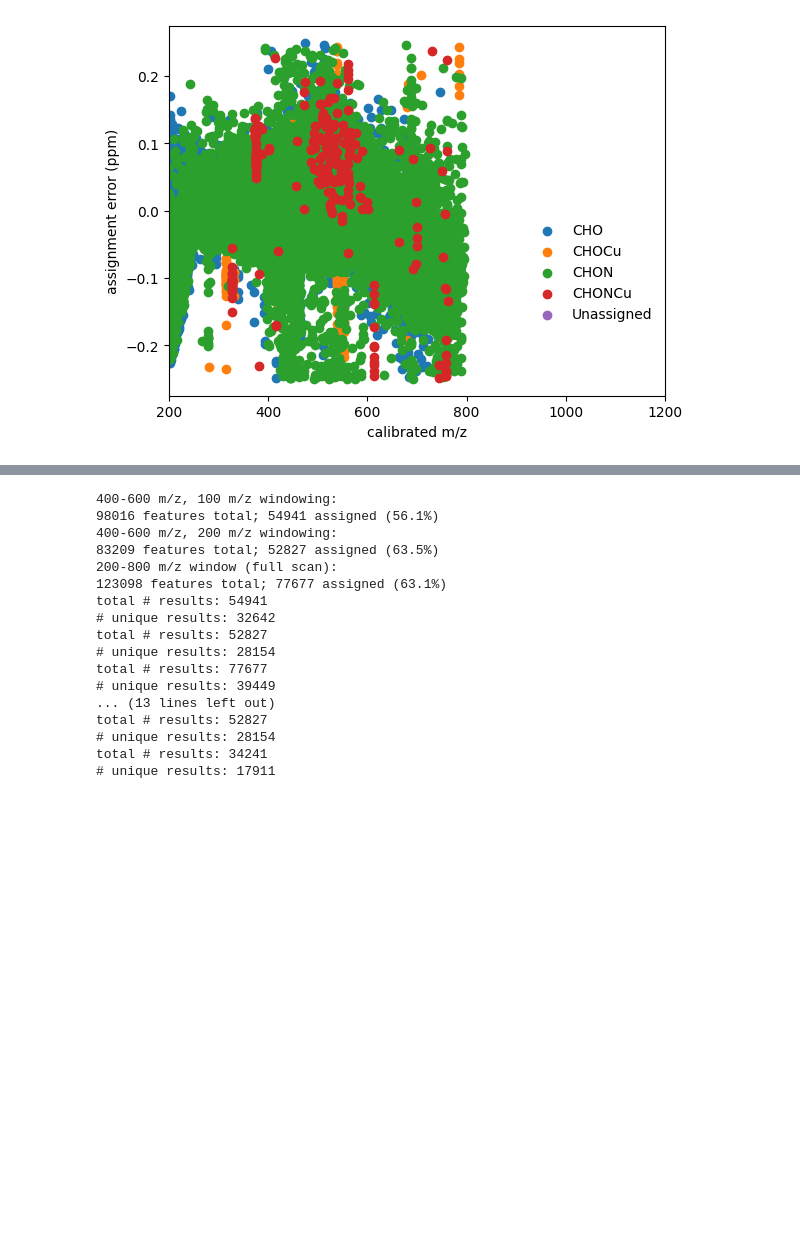
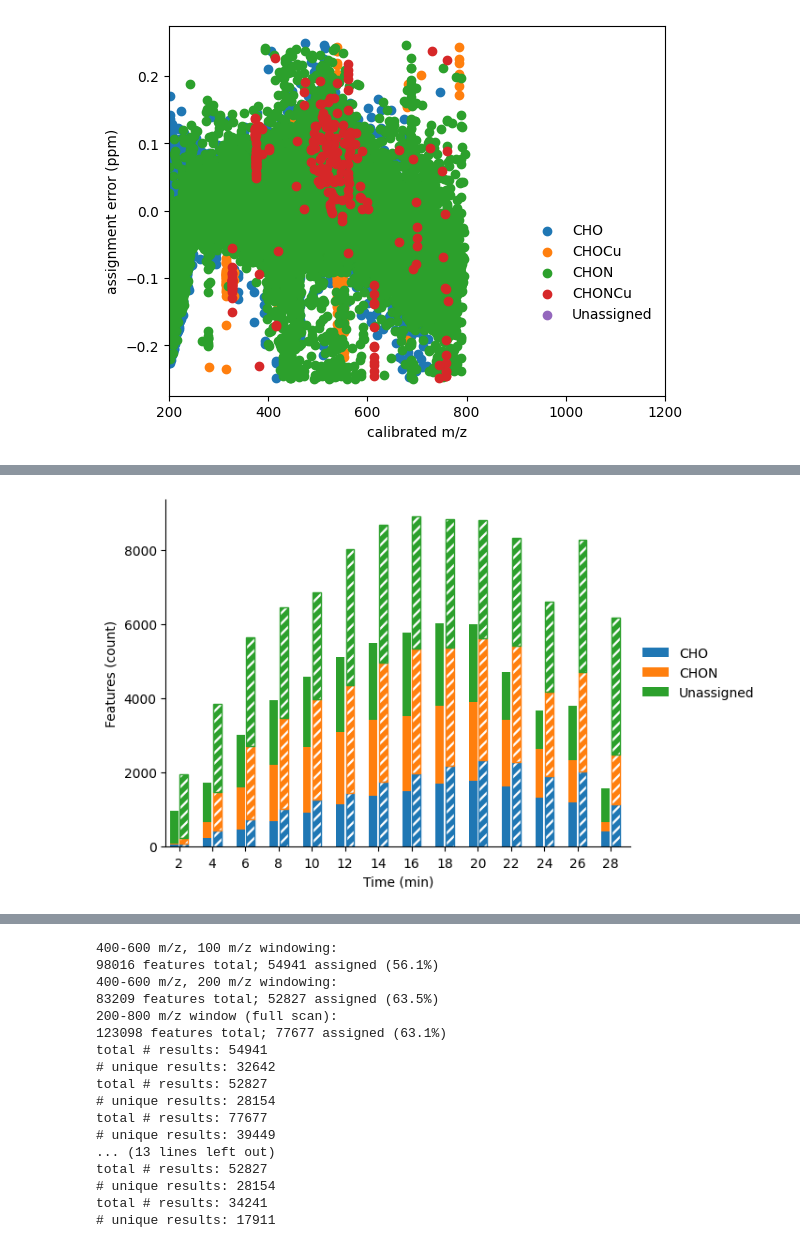
Before and after one commit to rboiteau/CoreMS, a Jupyter notebook: 21T_mzwindowing_figures.ipynb, the cells around one changed output, grey strips where cells are left out. Cells and saved outputs as stored; diff of their text form; code cells hidden in the pictures; blank space fills up the shorter version.

```diff
--- a/21T_mzwindowing_figures.ipynb
+++ b/21T_mzwindowing_figures.ipynb
@@ -251,0 +128,93 @@ plt.show()
+# %%
+all_results = pd.concat([mzfull[(mzfull['m/z']>=400) & (mzfull['m/z']<=600)],mz100[(mz100['m/z']>=400) & (mz100['m/z']<=600)]], ignore_index=True)
+
+
+all_results['N']=all_results['N'].fillna(0)
+all_results['O']=all_results['O'].fillna(0)
+
+all_results['mol_class']='Unassigned'
+all_results['mol_class'][all_results['C']>0]='CHO'
+all_results['mol_class'][(all_results['C']>0) & (all_results['N']>0.5)]='CHON'
+all_results['mol_class'][(all_results['C']>0) & (all_results['Cu']>0.5)]='CHOCu'
+all_results['mol_class'][(all_results['C']>0) & (all_results['N']>0.5) & (all_results['Cu']>0.5)]='CHONCu'
+
+
+results= all_results[all_results['Is Isotopologue']==0]
+results['O/C']=results['O']/results['C']
+results['H/C']=results['H']/results['C']
+results['N/C']=results['N']/results['C']
+
+colors = {'CHO':'red', 'CHON':'green', 'CHOCu':'C8', 'CHONS':'yellow', 'CHONP':'black', 'CHONNa':'cyan','CHONPNa':'pink','CHONa':'aqua','CHONCu':'gray'}
+
+
+fig, ax4 = plt.subplots()
+
+
+assign_summary=[]
+for time in all_results['Time'].unique():
+    for w in all_results['m/z Window Size'].unique():
+        current={}
+        current['Time']=time
+        current['m/z Window'] = w
+        for mol_class in ['CHO','CHON', 'Unassigned']:
+            current[mol_class]=len(all_results[(all_results['mol_class']==mol_class) & (all_results['Time']==time) & (all_results['m/z Window Size']==w)])
+        assign_summary.append(current)
+df=pd.DataFrame(assign_summary)
+
+df100 = df[df['m/z Window']=='100 m/z']
+
+ax4 = df.plot.bar(x='Time',y=df.columns[1:],stacked=True,ylabel='Peaks',ax=ax4)
+#ax4 = df100.plot.bar(x='Time',y=df.columns[1:],stacked=True,ylabel='Peaks',ax=ax4)
+plt.rcParams['hatch.linewidth'] = 4
+n = 28
+for i in range(n):
+    new_x = ax4.patches[i].get_x() - ((i%2)/2)
+    ax4.patches[i].set_x(new_x)
+    ax4.patches[i+n].set_x(new_x)
+    ax4.patches[i+(2*n)].set_x(new_x)
+
+    if (i%2)/2 > 0:
+        ax4.patches[i].set_x(new_x+0.1)
+        ax4.patches[i+n].set_x(new_x+0.1)
+        ax4.patches[i+(2*n)].set_x(new_x+0.1)
+
+        ax4.patches[i].set_hatch('///')
+        ax4.patches[i].set_edgecolor('C0')
+        ax4.patches[i].set_fill(None)
+        #ax4.patches[i].set_alpha(0.7)
+        ax4.patches[i+n].set_hatch('///')
+        ax4.patches[i+n].set_edgecolor('C1')
+        ax4.patches[i+n].set_fill(None)
+        #ax4.patches[i+(2*n)].set_alpha(0.7)
+        ax4.patches[i+(2*n)].set_hatch('///')
+        ax4.patches[i+(2*n)].set_edgecolor('C2')
+        ax4.patches[i+(2*n)].set_fill(None)
+
+
+
+# Update tick locations correspondingly
+#minor_tick_locs = [x.get_x()+1/4 for x in ax4.patches[:28]]
+major_tick_locs = np.array([x.get_x()+1/4 for x in ax4.patches[:28]]).reshape(14, 2).mean(axis=1)
+#ax4.set_xticks(minor_tick_locs, minor=True)
+ax4.set_xticks(major_tick_locs)
+
+# Use indices from dataframe as tick labels
+major_tick_labels = df['Time'].unique()
+#major_tick_labels = df_g.index.levels[0].values
+#ax4.xaxis.set_ticklabels(minor_tick_labels, minor=True)
+ax4.xaxis.set_ticklabels(major_tick_labels)
+
+# Remove ticks and organize tick labels to avoid overlap
+#ax4.tick_params(axis='x', which='both', bottom='off')
+#ax4.tick_params(axis='x', which='minor', rotation=45)
+ax4.tick_params(axis='x', which='major', pad=5, rotation=0)
+
+ax4.set_xlabel('Time (min)')
+ax4.set_ylabel('Features (count)')
+
+ax4.legend(loc='center left', bbox_to_anchor=(1, 0.5), frameon=False)
+sns.despine(ax=ax4)
+
+plt.show()
+# %% [output]
+[figure, added]
```
Also changed, not shown: parts of 13 cells of this notebook.
